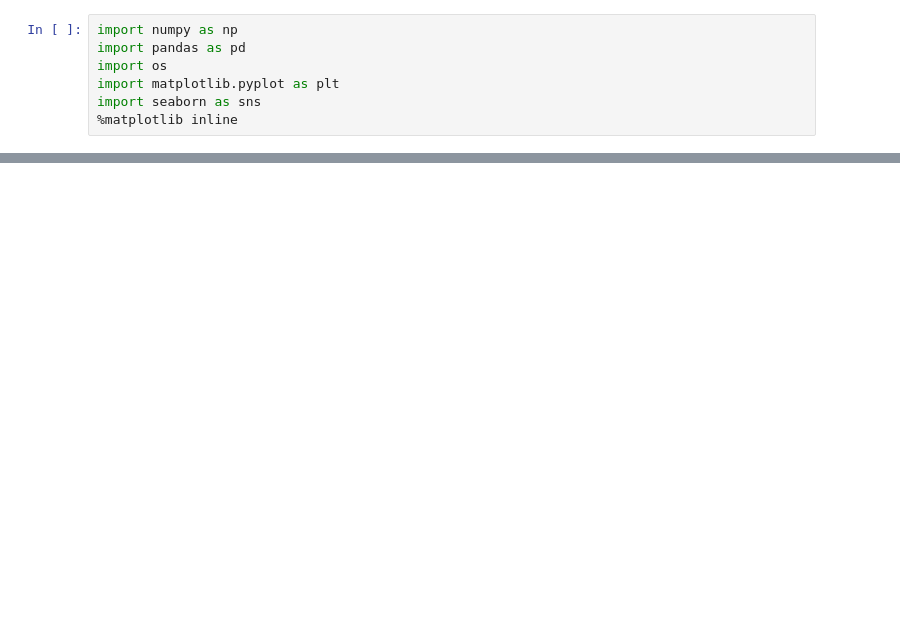
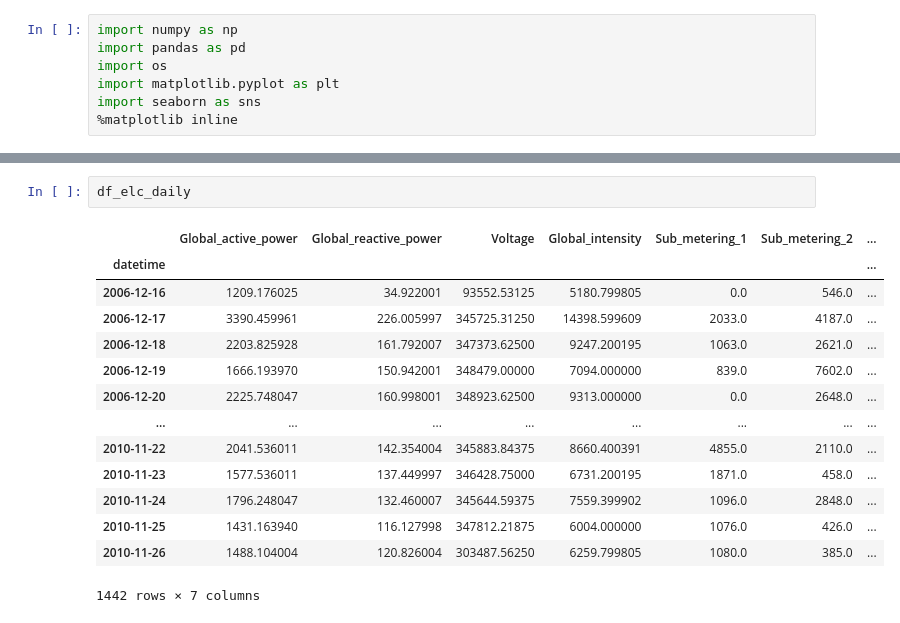
Before and after one commit to NonnyJay/HAMOYE, a Jupyter notebook: Quiz_5/Project5.ipynb, the cells around one changed output, grey strips where cells are left out. Cells and saved outputs as stored; diff of their text form; blank space fills up the shorter version.

```diff
--- a/Quiz_5/Project5.ipynb
+++ b/Quiz_5/Project5.ipynb
@@ -117,0 +131,17 @@ print('Augmented Dickey-Fuller Test: MeanTemp Time Series')augmented_dickey_full
+# %%
+df_elc_daily
+# %% [output]
+|  | Global_active_power | Global_reactive_power | Voltage | Global_intensity | Sub_metering_1 | Sub_metering_2 | ... |
+| datetime |  |  |  |  |  |  | ... |
+| 2006-12-16 | 1209.176025 | 34.922001 | 93552.53125 | 5180.799805 | 0.0 | 546.0 | ... |
+| 2006-12-17 | 3390.459961 | 226.005997 | 345725.31250 | 14398.599609 | 2033.0 | 4187.0 | ... |
+| 2006-12-18 | 2203.825928 | 161.792007 | 347373.62500 | 9247.200195 | 1063.0 | 2621.0 | ... |
+| 2006-12-19 | 1666.193970 | 150.942001 | 348479.00000 | 7094.000000 | 839.0 | 7602.0 | ... |
+| 2006-12-20 | 2225.748047 | 160.998001 | 348923.62500 | 9313.000000 | 0.0 | 2648.0 | ... |
+| ... | ... | ... | ... | ... | ... | ... | ... |
+| 2010-11-22 | 2041.536011 | 142.354004 | 345883.84375 | 8660.400391 | 4855.0 | 2110.0 | ... |
+| 2010-11-23 | 1577.536011 | 137.449997 | 346428.75000 | 6731.200195 | 1871.0 | 458.0 | ... |
+| 2010-11-24 | 1796.248047 | 132.460007 | 345644.59375 | 7559.399902 | 1096.0 | 2848.0 | ... |
+| 2010-11-25 | 1431.163940 | 116.127998 | 347812.21875 | 6004.000000 | 1076.0 | 426.0 | ... |
+| 2010-11-26 | 1488.104004 | 120.826004 | 303487.56250 | 6259.799805 | 1080.0 | 385.0 | ... |
+1442 rows × 7 columns
```
Also changed, not shown: parts of 32 cells of this notebook.
